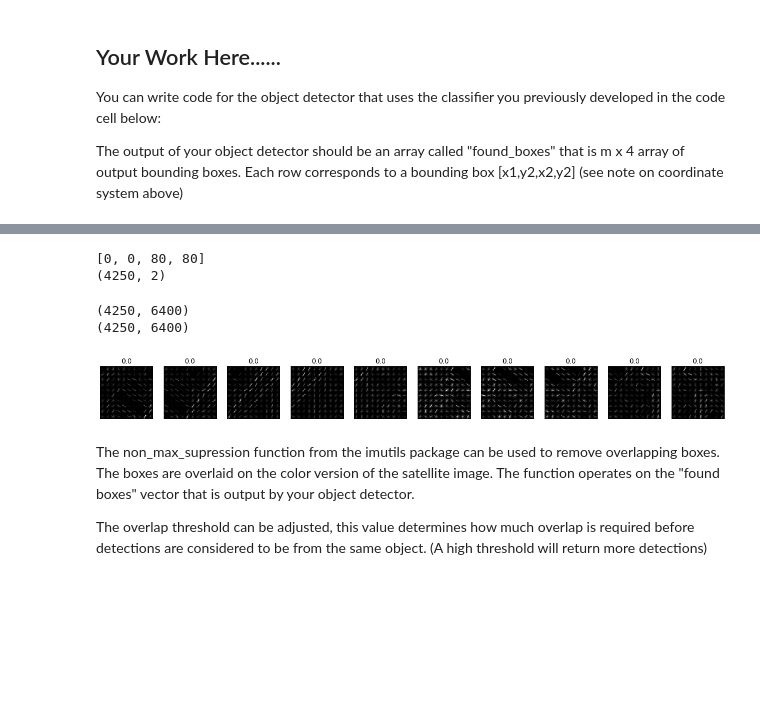
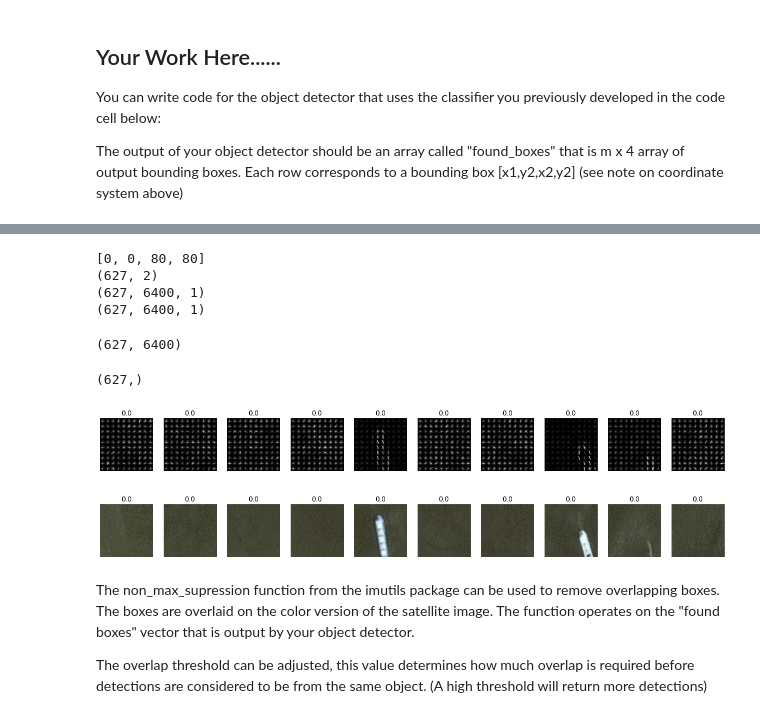
Before and after one commit to aoudjit/aoudjit, a Jupyter notebook: Etivity_assignment1_Aziz_AOUDJIT_20201281.ipynb, the cells around one changed output, grey strips where cells are left out. Saved outputs shown, nothing was run; the diff lists cells and outputs as text; code cells hidden in the pictures; blank space fills up the shorter version.

```diff
--- a/Etivity_assignment1_Aziz_AOUDJIT_20201281.ipynb
+++ b/Etivity_assignment1_Aziz_AOUDJIT_20201281.ipynb
@@ -349,14 +371,16 @@ class imageHogWithBound():
 # %%
 images_hog = []
 bounds = []
+windows = []
 imageHog = imageHogWithBound()
-for (x, y, window) in sliding_window(gray_img, stepSize=32, windowSize=(n, n)):
-		 #if window.shape[0] != 64 or window.shape[1] != 64:
-			#   continue
-     #print(window)
-     bound = [x,y,x+n,y+n]
-     im_hog = feature.hog(np.array(window).astype('uint8'), orientations=9, pixels_per_cell=(8, 8),cells_per_block=(2, 2),transform_sqrt=True, block_norm="L1",visualize=True)
-     #im_hog = exposure.rescale_intensity(im_hog, out_range=(0, 255))
-     #im_hog = im_hog.astype("uint8")
-     imageHog.add(im_hog,bound)
-     images_hog.append(im_hog)
+print(col_img.shape)
+for (x, y, window) in sliding_window(col_img, stepSize=80, windowSize=(n, n)):
+    if window.shape[0] == n and window.shape[1] == n:
+         windows.append((x, y, window))
+         bound = [x,y,x+n,y+n];
+         im_hog = feature.hog(np.array(window).astype('uint8'), orientations=9, pixels_per_cell=(8, 8),cells_per_block=(2, 2),transform_sqrt=True, block_norm="L1",visualize=True, multichannel=True)
+     #print(im_hog)
+     #im_hog = exposure.rescale_intensity(np.array(im_hog).astype('uint8'), out_range=(0, 255))
+     #im_hog = np.array(im_hog).astype("uint8")
+         imageHog.add(im_hog,bound)
+         images_hog.append(im_hog)
@@ -373,31 +411,49 @@ print(np.array(images_hog).shape)
 images_hog_ = np.array(images_hog)
 images_hog__ = []
 for i in range(images_hog_.shape[0]):
-
-   images_hog__.append(reshapeMat21D(images_hog_[i][1]))
+   #print(np.array(images_hog_[i][1]).shape)
+   images_hog__.append(np.reshape(images_hog_[i][1], (n*n, 1)))
+   #images_hog__.append(reshape2D1D_(images_hog_[i][1]))
 print(np.array(images_hog__).shape)
 print(np.array(images_hog__).shape)
 # %% [output]
 [0, 0, 80, 80]
-(4250, 2)
+(627, 2)
+(627, 6400, 1)
+(627, 6400, 1)
-(4250, 6400)
-(4250, 6400)
+# %%
+print(np.array(images_hog__).reshape(np.array(images_hog__).shape[0],n*n).shape)
+labels = svm_clf.predict(np.reshape(images_hog__,(np.array(images_hog__).shape[0],n*n)))
+# %% [output]
+(627, 6400)
 # %%
-#print(np.array(images_hog__))
-labels = svm_clf.predict(np.array(images_hog__))
-for i in range(len(labels)):
+print(labels.shape)
+for i in range(len(labels.shape)):
   if labels[i] == 1:
      print(labels[i])
      bounds.append(imageHog.list_images[i][1])
+# %% [output]
+(627,)
 # %%
 f, axarr = plt.subplots(1,n_plots,figsize=(20,20))
 for i in range(0,n_plots,1):
    #print(np.asarray(images_hog[i][1]))
-   axarr[i].imshow(np.asarray(images_hog[i][1]) ,'gray')
+   axarr[i].imshow(np.asarray(images_hog_[i+80][1]) ,'gray')
    axarr[i].axis('off')
-   axarr[i].title.set_text(labels[i])
+   axarr[i].title.set_text(labels[i+80])
 # %% [output]
-[figure, old version]
+[figure, new version]
+# %%
+f, axarr = plt.subplots(1,n_plots,figsize=(20,20))
+for i in range(0,n_plots,1):
+   #print(np.asarray(images_hog[i][1]))
+   #print(windows[0][2])
+   axarr[i].imshow(windows[i+80][2] ,'gray')
+   #axarr[i].imshow(np.asarray(images_hog[i+98][3]).T ,'gray')
+   axarr[i].axis('off')
+   axarr[i].title.set_text(labels[i+80])
+# %% [output]
+[figure, added]
 # %%
 found_boxes = bounds#.... object detection function output
 # %% [markdown]
```
Also changed, not shown: parts of 17 cells of this notebook.
